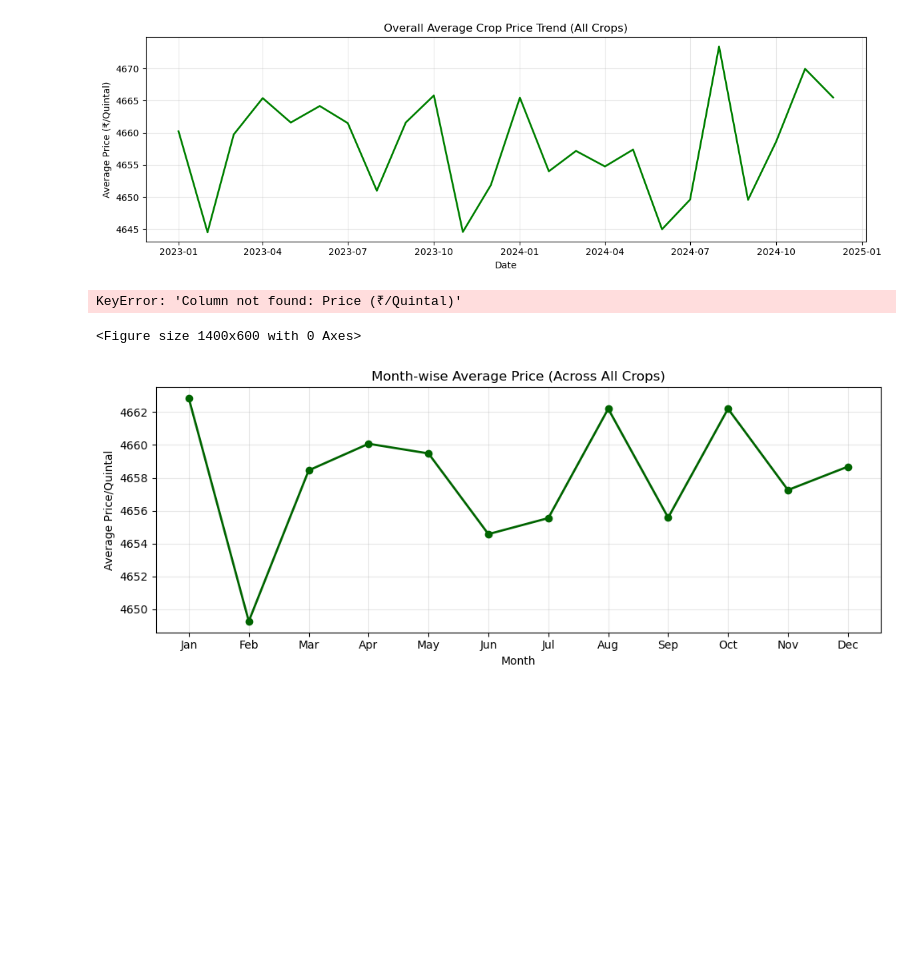
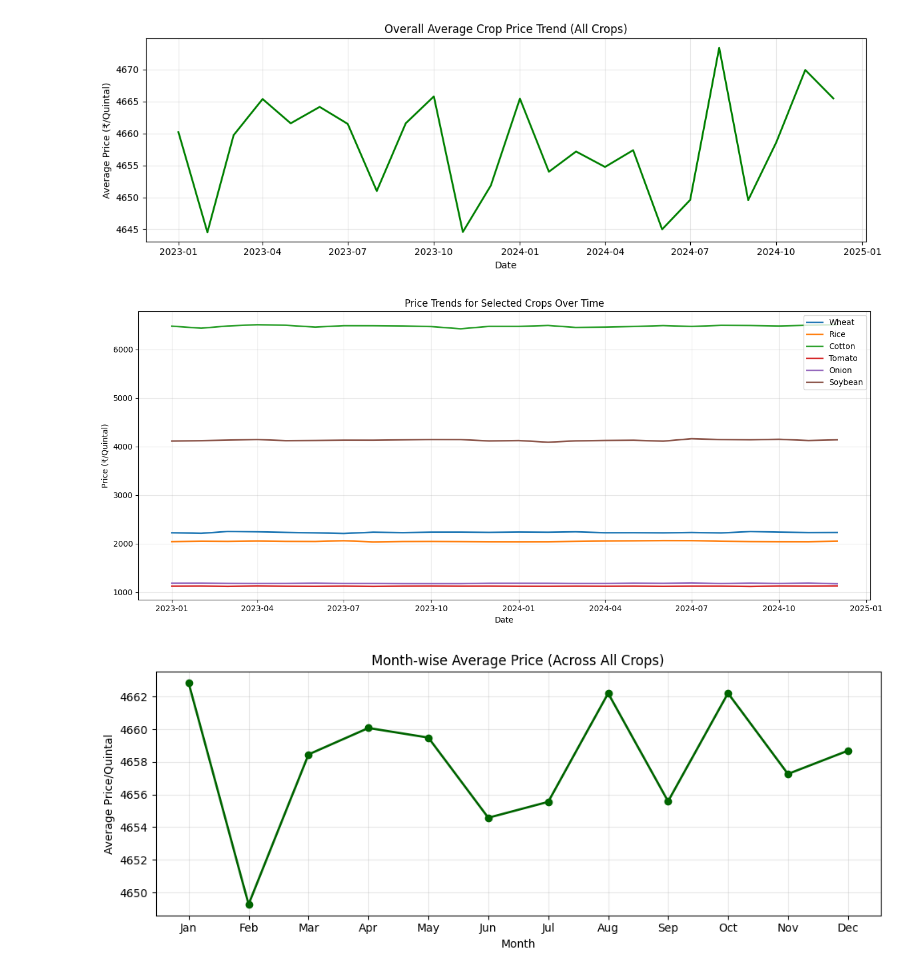
Before and after one commit to rahulchand017/IADSS---Intelligent-Agricultural-Decision-Support-System, a Jupyter notebook: backend/price_module/Data Preprocessing.ipynb, the cells around one changed output. Cells and saved outputs as stored; diff of their text form; code cells hidden in the pictures; blank space fills up the shorter version.

```diff
--- a/backend/price_module/Data Preprocessing.ipynb
+++ b/backend/price_module/Data Preprocessing.ipynb
@@ -264,21 +264,20 @@ plt.show()
 # %%
 selected_crops = ['Wheat', 'Rice', 'Cotton', 'Tomato', 'Onion', 'Soybean']
 
 plt.figure(figsize=(14, 6))
 for crop in selected_crops:
-    crop_trend = df[df['Crop Type'] == crop].groupby('Date')['Price (₹/Quintal)'].mean()
+    crop_trend = df[df['Crop Type'] == crop].groupby('Date')['Price/Quintal'].mean()
     plt.plot(crop_trend.index, crop_trend.values, label=crop, linewidth=2)
 
 plt.title('Price Trends for Selected Crops Over Time')
 plt.xlabel('Date')
 plt.ylabel('Price (₹/Quintal)')
 plt.legend()
 plt.grid(True, alpha=0.3)
 plt.tight_layout()
 plt.show()
 # %% [output]
-KeyError: 'Column not found: Price (₹/Quintal)'
-<Figure size 1400x600 with 0 Axes>
+[figure, added]
 # %%
 df['Month'] = df['Date'].dt.month
 monthly_avg = df.groupby('Month')['Price/Quintal'].mean()
```
Also changed, not shown: parts of 12 cells of this notebook, 6 other files.
